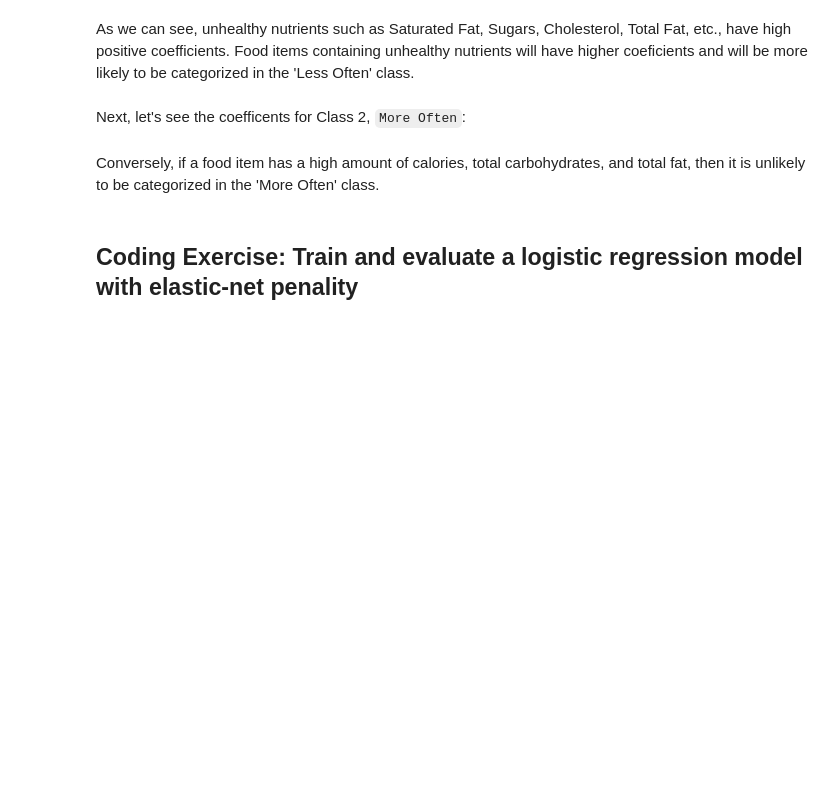
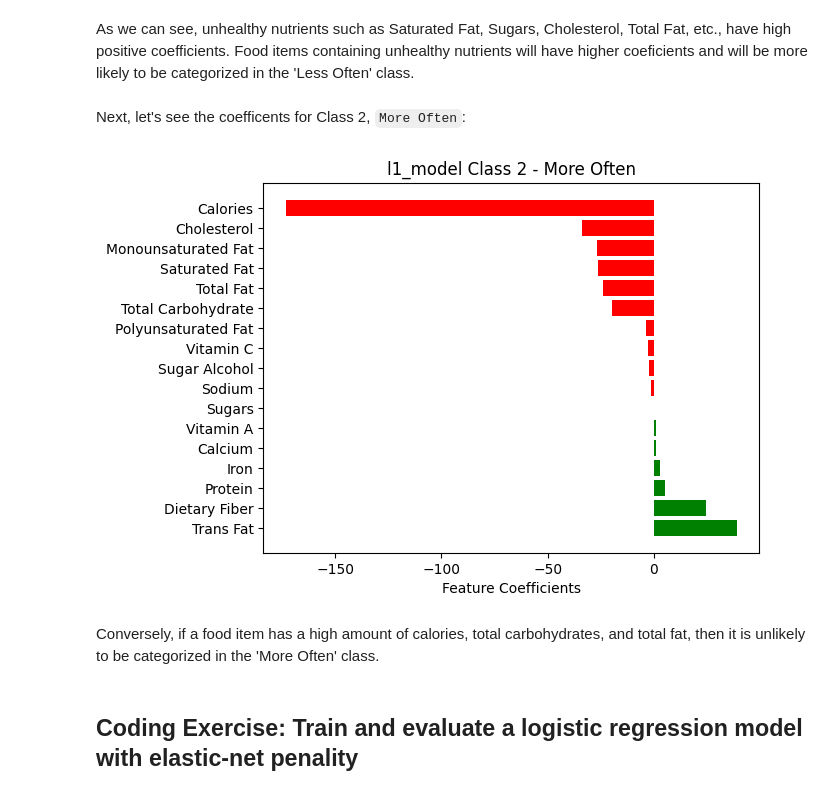
Before and after one commit to batspike/ML-Projects-and-Tutorials, a Jupyter notebook: IBM_Machine_Learning/03_SupervisedMachineLearning_Classification/Module01_LogisticRegression_PracticeLab.ipynb, the cells around one changed output. Saved outputs shown, nothing was run; the diff lists cells and outputs as text; code cells hidden in the pictures; blank space fills up the shorter version.

```diff
--- a/IBM_Machine_Learning/03_SupervisedMachineLearning_Classification/Module01_LogisticRegression_PracticeLab.ipynb
+++ b/IBM_Machine_Learning/03_SupervisedMachineLearning_Classification/Module01_LogisticRegression_PracticeLab.ipynb
@@ -274,7 +404,9 @@ Next, let's see the coefficents for Class 2, `More Often`:
 # %%
 # Coefficients for Class 2
 coef_dict = get_feature_coefs(l1_model, 2, feature_cols)
-visualize_coefs(coef_dict)
+visualize_coefs(coef_dict, 'l1_model Class 2 - More Often')
+# %% [output]
+[figure, added]
 # %% [markdown]
 Conversely, if a food item has a high amount of calories, total carbohydrates, and total fat, then it is unlikely to be categorized in the 'More Often' class.
 # %% [markdown]
```
Also changed, not shown: parts of 96 cells of this notebook, 5 other files.
